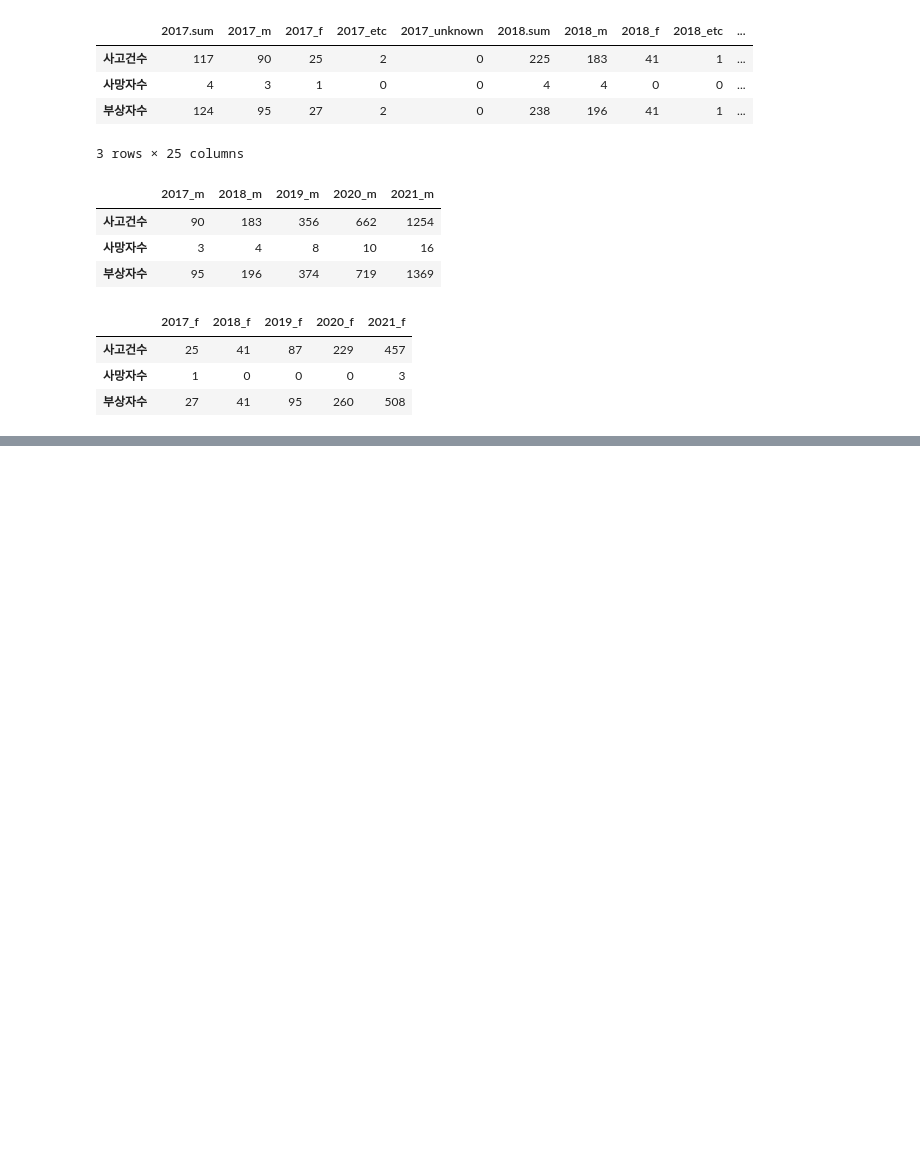
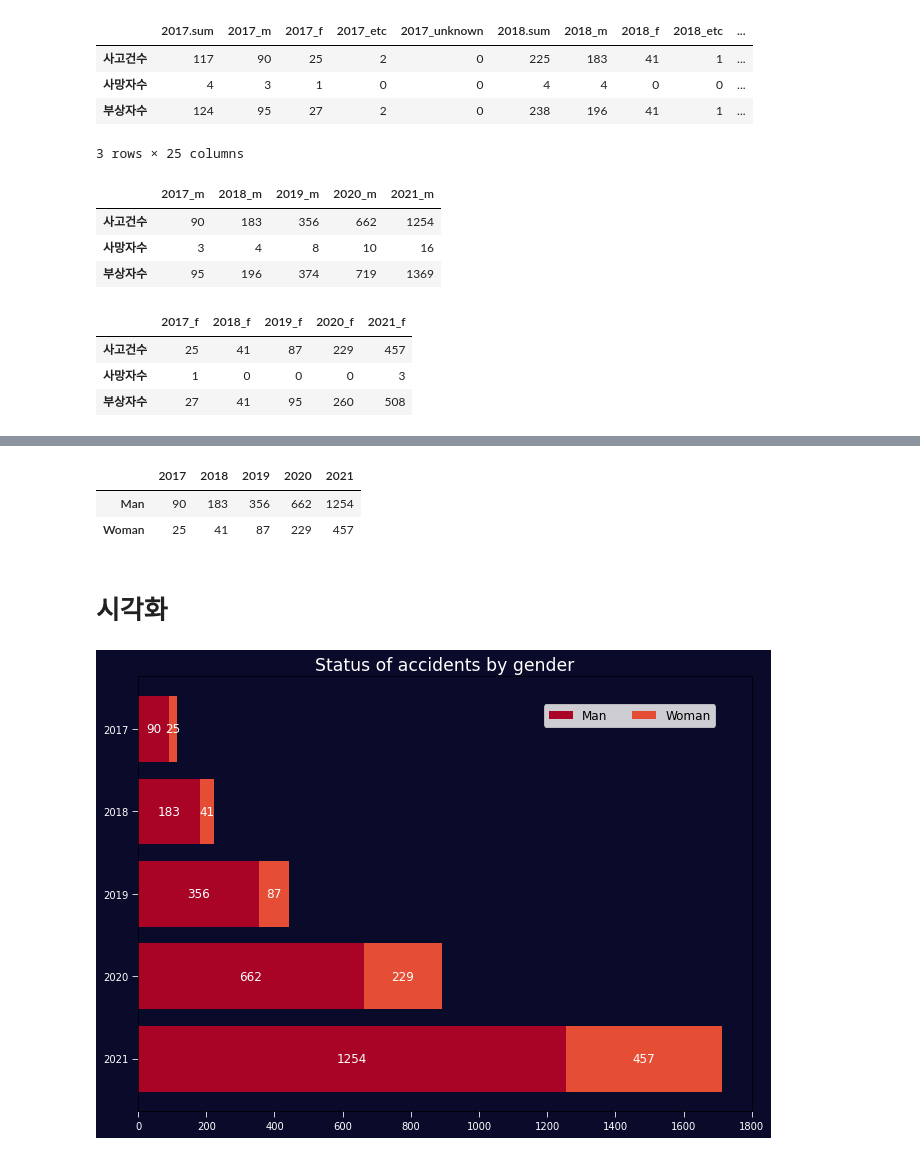
Before and after one commit to choidongjune/uos2022_big_data_contest, a Jupyter notebook: 박기정/gender.ipynb, the cells around one changed output, grey strips where cells are left out. Drawn from its saved outputs; the diff is of its cells as text; code cells hidden in the pictures; blank space fills up the shorter version.

Commit message:
gender.ipynb 시각화 코드 추가

```diff
--- a/박기정/gender.ipynb
+++ b/박기정/gender.ipynb
@@ -56,0 +60,3 @@ df2_pm_f
+# %%
+df2_pm_m.columns = ['2017','2018','2019','2020','2021']
+df2_pm_f.columns = ['2017','2018','2019','2020','2021']
@@ -56,0 +74,10 @@ df2_pm_f
+# %%
+gender_new = pd.concat([df2_pm_m.iloc[0:1,:], df2_pm_f.iloc[0:1,:]], axis=0)
+gender_final2 = gender_new.reset_index(drop=True).set_index(pd.Index(['Man','Woman']))
+gender_final2
+# %% [output]
+|  | 2017 | 2018 | 2019 | 2020 | 2021 |
+| Man | 90 | 183 | 356 | 662 | 1254 |
+| Woman | 25 | 41 | 87 | 229 | 457 |
+# %% [markdown]
+# 시각화
@@ -56,0 +91,46 @@ df2_pm_f
+# %%
+category_names =['Man', 'Woman']
+
+results = {
+    '2017' : list(gender_final2.iloc[:,0]),
+    '2018' : list(gender_final2.iloc[:,1]),
+    '2019' : list(gender_final2.iloc[:,2]),
+    '2020' : list(gender_final2.iloc[:,3]),
+    '2021' : list(gender_final2.iloc[:,4])
+}
+
+def survey(results, category_names):
+
+    labels = list(results.keys())
+    data = np.array(list(results.values()))
+    data_cum = data.cumsum(axis=1)
+    category_colors = plt.colormaps['RdYlGn'](
+        np.linspace(0.01, 0.15, data.shape[1]))
+
+    fig, ax = plt.subplots(figsize = (11,8))
+    fig.patch.set_facecolor('#0A0A2A')
+    ax.invert_yaxis()
+    ax.set_xlim(0, 1800)
+    ax.set_title("Status of accidents by gender", color="white", fontsize='xx-large')
+    ax.tick_params(axis='x', colors='white', grid_color='white',length=6)
+    ax.tick_params(axis='y', colors='white', grid_color='white',length=6)
+
+    for i, (colname,color) in enumerate(zip(category_names, category_colors)):
+        widths = data[:,i]
+        starts = data_cum[:,i] - widths
+        rects = ax.barh(labels, widths, left=starts, height=0.8,
+                        label = colname, color = color)
+        r, g, b, _ = color
+        text_color = 'white'
+        ax.bar_label(rects, label_type='center',color=text_color, fontsize='large')
+
+    ax.legend(ncol=len(category_names), bbox_to_anchor=(0.95,0.95),
+              loc='upper right', fontsize='large')
+    ax.set_facecolor('#0A0A2A')
+
+    return fig, ax
+
+survey(results, category_names)
+plt.show()
+# %% [output]
+[figure, added]
```
Also changed, not shown: parts of 4 cells of this notebook.
